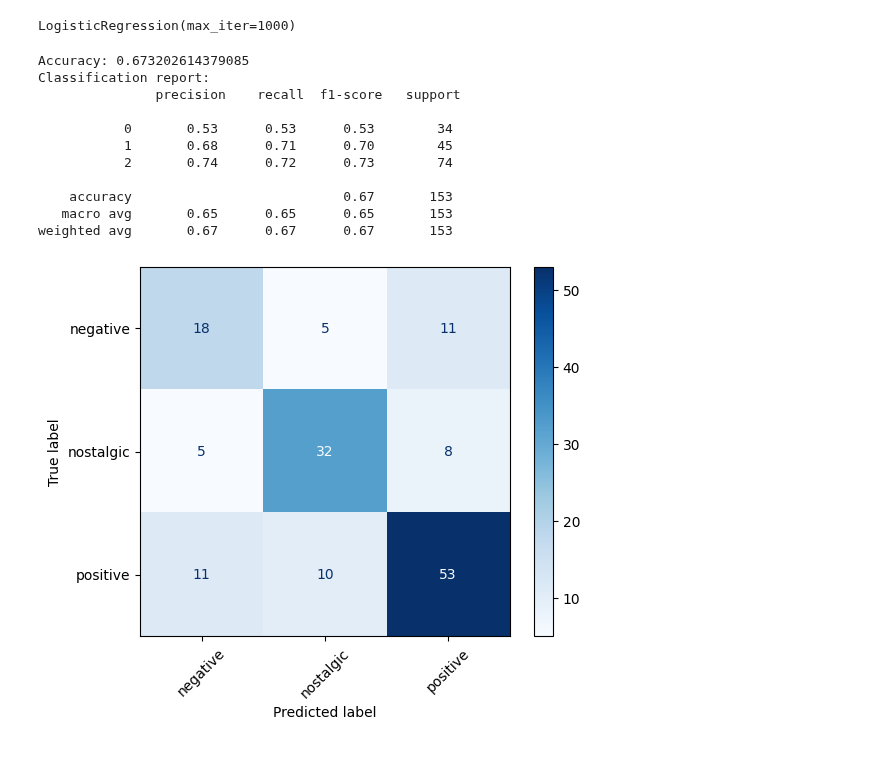
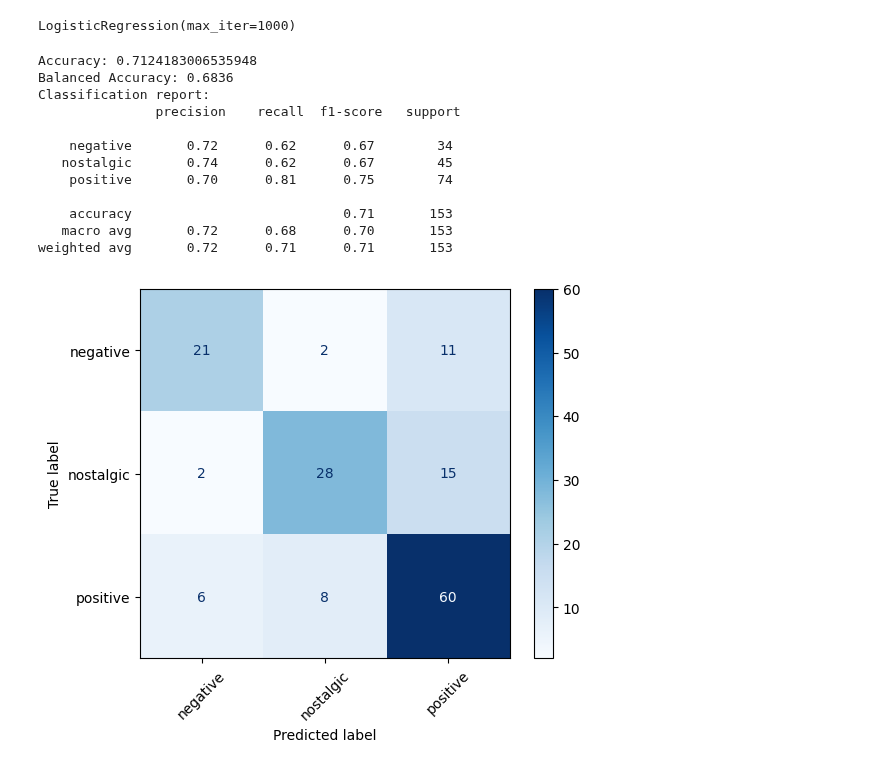
Before and after one commit to NataliaNadolna/Multimodal-classification, a Jupyter notebook: late_fusion/late_fusion.ipynb, the cells around one changed output. Cells and saved outputs as stored; diff of their text form; code cells hidden in the pictures.

```diff
--- a/late_fusion/late_fusion.ipynb
+++ b/late_fusion/late_fusion.ipynb
@@ -86,6 +89,7 @@ transform = transforms.Compose([
 lyrics_folder = "../dataset/Lyrics"
 labels_file = "../dataset/classes.txt"
 image_folder = "../dataset/spectograms/mel_graphic"
+crossval_path = "../dataset/crossval_folds.csv"
 # %%
 all_labels = []
 with open(labels_file, "r", encoding="utf-8") as f:
@@ -174,0 +174,4 @@ train_texts, test_texts, train_images, test_images, train_labels, test_labels =
+# %%
+df_folds = pd.read_csv(crossval_path)
+train_indices = df_folds[(df_folds["fold"] == fold_number) & (df_folds["split"] == "train")]["index"].tolist()
+temp_test_indices = df_folds[(df_folds["fold"] == fold_number) & (df_folds["split"] == "test")]["index"].tolist()
@@ -202,3 +233,37 @@ label = predict_emotion(text_input, spectrogram_path, (0.6, 0.4))
 print("Predicted Emotion:", label)
 # %% [output]
 Predicted Emotion: 2
+# %%
+from sklearn.metrics import accuracy_score, f1_score, balanced_accuracy_score
+
+best_acc = 0.0
+best_weights = (0.5, 0.5)
+results = []
+
+for w_bert in np.arange(0.0, 1.1, 0.1):
+    w_cnn = 1.0 - w_bert
+    y_true = []
+    y_pred = []
+
+    for text, image_path, label in zip(test_texts, test_images, test_labels):
+        pred = predict_emotion(text, image_path, (w_bert, w_cnn))
+        y_true.append(label)
+        y_pred.append(pred)
+
+    bal_acc = balanced_accuracy_score(y_true, y_pred)
+
+    results.append({
+        "w_BERT": round(w_bert, 2),
+        "w_CNN": round(w_cnn, 2),
+        "balanced_accuracy": round(bal_acc, 4),
+    })
+
+    if bal_acc > best_acc:
+        best_acc = bal_acc
+        best_weights = (w_bert, w_cnn)
+
+# Wyniki w tabeli
+results_df = pd.DataFrame(results)
+print(results_df)
+
+print(f"\nBest balanced accuracy: {best_acc:.4f} with weights BERT={best_weights[0]}, CNN={best_weights[1]}")
@@ -207,7 +287,7 @@ y_true = []
 y_pred = []
 
 for text, image_path, label in zip(test_texts, test_images, test_labels):
-    pred = predict_emotion(text, image_path, (0.6, 0.4))
+    pred = predict_emotion(text, image_path, (round(best_weights[0], 2),round(best_weights[1], 2)))
     y_true.append(label)
     y_pred.append(pred)
 # %%
@@ -277,23 +368,26 @@ for text, image_path, label in zip(test_texts, test_images, test_labels):
     y_true.append(label)
 # %%
 print("Accuracy:", accuracy_score(y_true, y_pred))
-print("Classification report:\n", classification_report(y_true, y_pred))
+balanced_acc = balanced_accuracy_score(y_true, y_pred)
+print(f"Balanced Accuracy: {balanced_acc:.4f}")
+print("Classification report:\n", classification_report(y_true, y_pred, target_names=label_encoder.classes_))
 cm = confusion_matrix(y_true, y_pred)
 disp = ConfusionMatrixDisplay(
     confusion_matrix=cm, display_labels=label_encoder.classes_
 )
 disp.plot(cmap="Blues", xticks_rotation=45)
 plt.show()
 # %% [output]
-Accuracy: 0.673202614379085
+Accuracy: 0.7124183006535948
+Balanced Accuracy: 0.6836
 Classification report:
                precision    recall  f1-score   support
 
-           0       0.53      0.53      0.53        34
-           1       0.68      0.71      0.70        45
-           2       0.74      0.72      0.73        74
+    negative       0.72      0.62      0.67        34
+   nostalgic       0.74      0.62      0.67        45
+    positive       0.70      0.81      0.75        74
 
-    accuracy                           0.67       153
-   macro avg       0.65      0.65      0.65       153
-weighted avg       0.67      0.67      0.67       153
+    accuracy                           0.71       153
+   macro avg       0.72      0.68      0.70       153
+weighted avg       0.72      0.71      0.71       153
-[figure, old version]
+[figure, new version]
```
Also changed, not shown: parts of 15 cells of this notebook, 8 other files.
